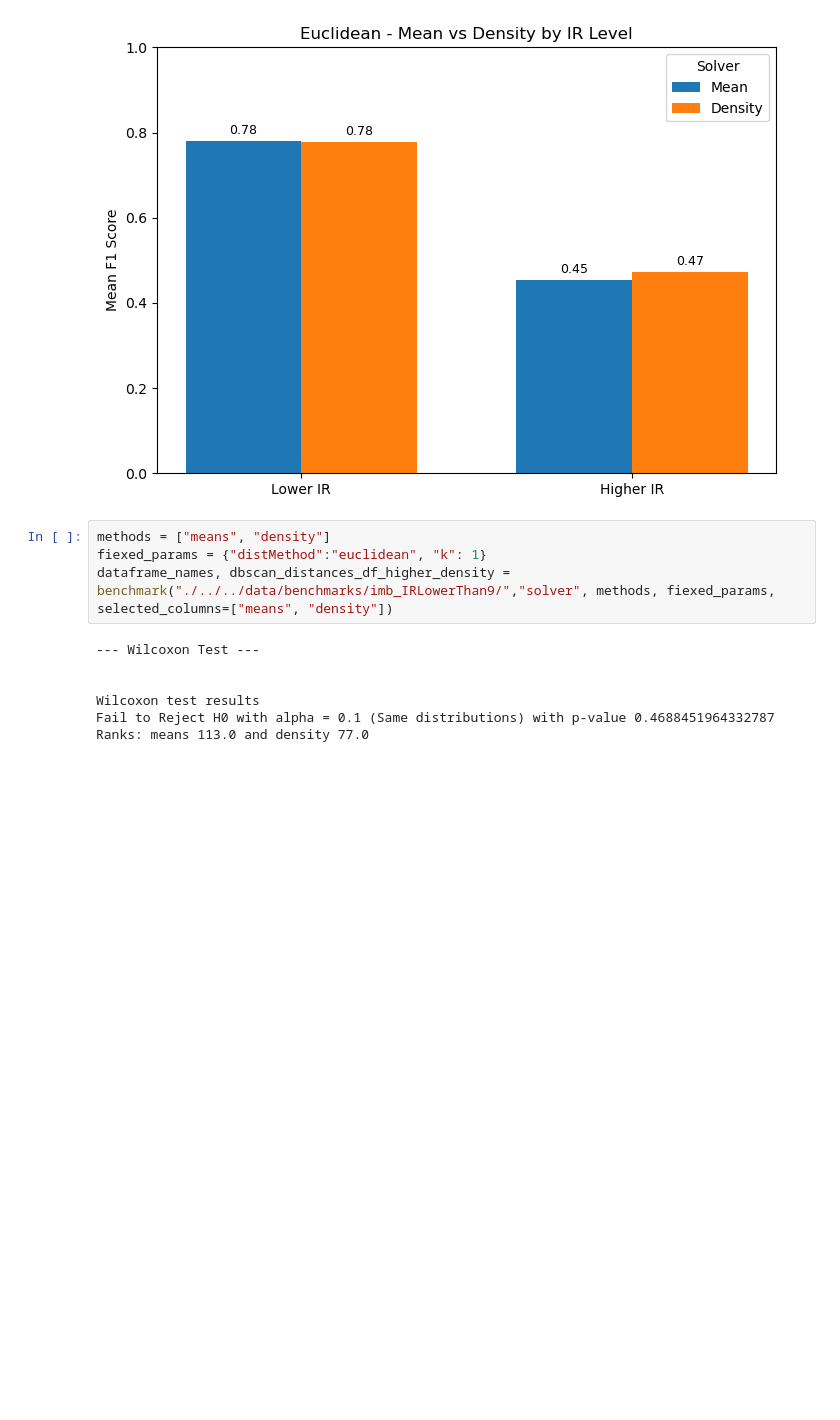
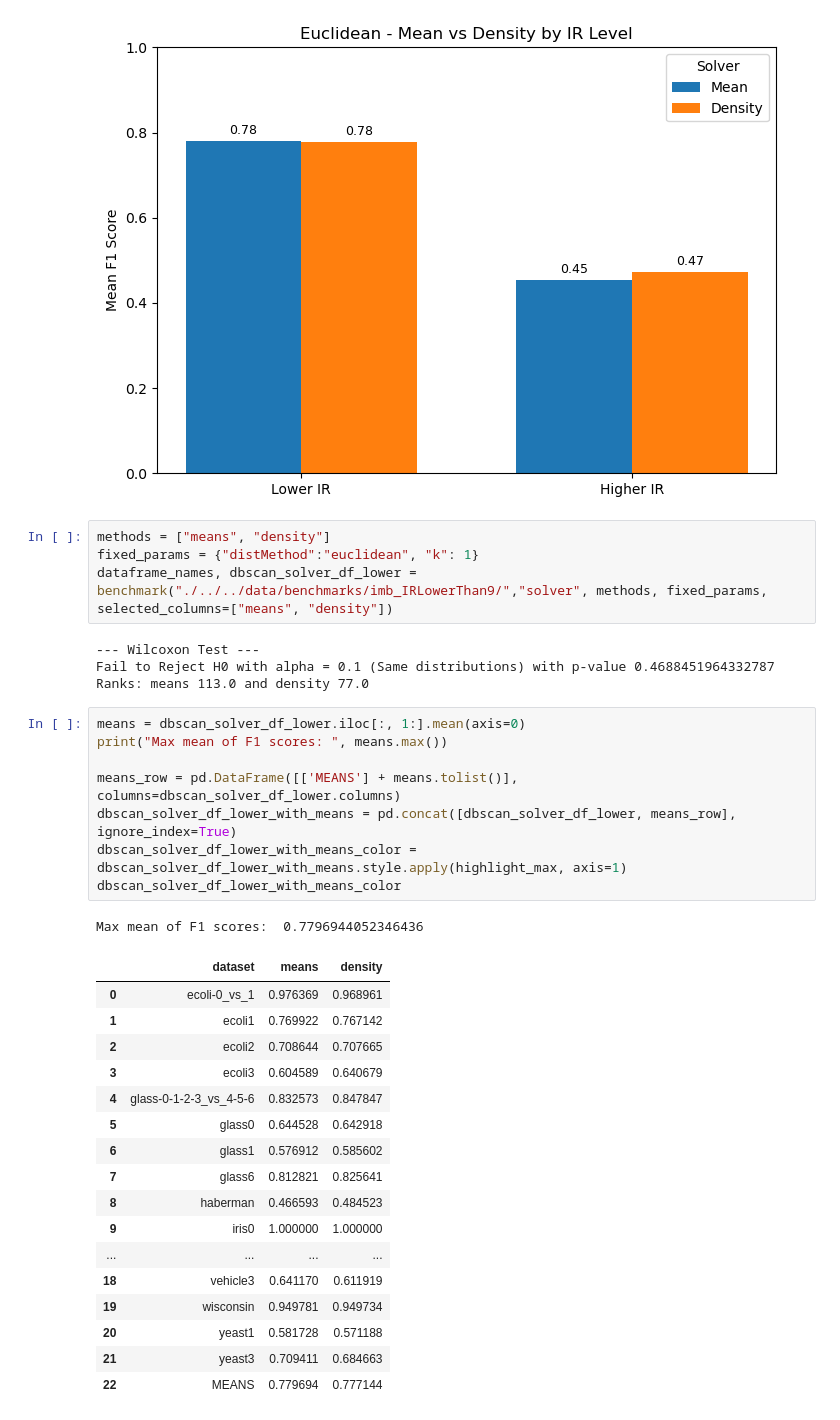
Before and after one commit to UnaiLalana/DAB-SMOTE, a Jupyter notebook: notebooks/benchmarks/StatisticalBenchmarkEvaluation.ipynb, the cells around one changed output. Cells and saved outputs as stored; diff of their text form; blank space fills up the shorter version.

```diff
--- a/notebooks/benchmarks/StatisticalBenchmarkEvaluation.ipynb
+++ b/notebooks/benchmarks/StatisticalBenchmarkEvaluation.ipynb
@@ -408,14 +411,38 @@ Mean F1 Scores for Higher IR (Density): 0.472820631861225
 [figure]
 # %%
 methods = ["means", "density"]
-fiexed_params = {"distMethod":"euclidean", "k": 1}
-dataframe_names, dbscan_distances_df_higher_density = benchmark("./../../data/benchmarks/imb_IRLowerThan9/","solver", methods, fiexed_params, selected_columns=["means", "density"])
+fixed_params = {"distMethod":"euclidean", "k": 1}
+dataframe_names, dbscan_solver_df_lower = benchmark("./../../data/benchmarks/imb_IRLowerThan9/","solver", methods, fixed_params, selected_columns=["means", "density"])
 # %% [output]
 --- Wilcoxon Test ---
-
-
-Wilcoxon test results
 Fail to Reject H0 with alpha = 0.1 (Same distributions) with p-value 0.4688451964332787
 Ranks: means 113.0 and density 77.0
+# %%
+means = dbscan_solver_df_lower.iloc[:, 1:].mean(axis=0)
+print("Max mean of F1 scores: ", means.max())
+
+means_row = pd.DataFrame([['MEANS'] + means.tolist()], columns=dbscan_solver_df_lower.columns)
+dbscan_solver_df_lower_with_means = pd.concat([dbscan_solver_df_lower, means_row], ignore_index=True)
+dbscan_solver_df_lower_with_means_color = dbscan_solver_df_lower_with_means.style.apply(highlight_max, axis=1)
+dbscan_solver_df_lower_with_means_color
+# %% [output]
+Max mean of F1 scores:  0.7796944052346436
+|  | dataset | means | density |
+| 0 | ecoli-0_vs_1 | 0.976369 | 0.968961 |
+| 1 | ecoli1 | 0.769922 | 0.767142 |
+| 2 | ecoli2 | 0.708644 | 0.707665 |
+| 3 | ecoli3 | 0.604589 | 0.640679 |
+| 4 | glass-0-1-2-3_vs_4-5-6 | 0.832573 | 0.847847 |
+| 5 | glass0 | 0.644528 | 0.642918 |
+| 6 | glass1 | 0.576912 | 0.585602 |
+| 7 | glass6 | 0.812821 | 0.825641 |
+| 8 | haberman | 0.466593 | 0.484523 |
+| 9 | iris0 | 1.000000 | 1.000000 |
+| ... | ... | ... | ... |
+| 18 | vehicle3 | 0.641170 | 0.611919 |
+| 19 | wisconsin | 0.949781 | 0.949734 |
+| 20 | yeast1 | 0.581728 | 0.571188 |
+| 21 | yeast3 | 0.709411 | 0.684663 |
+| 22 | MEANS | 0.779694 | 0.777144 |
 # %%
 methods = ["means", "density"]
```
Also changed, not shown: parts of 7 cells of this notebook.
